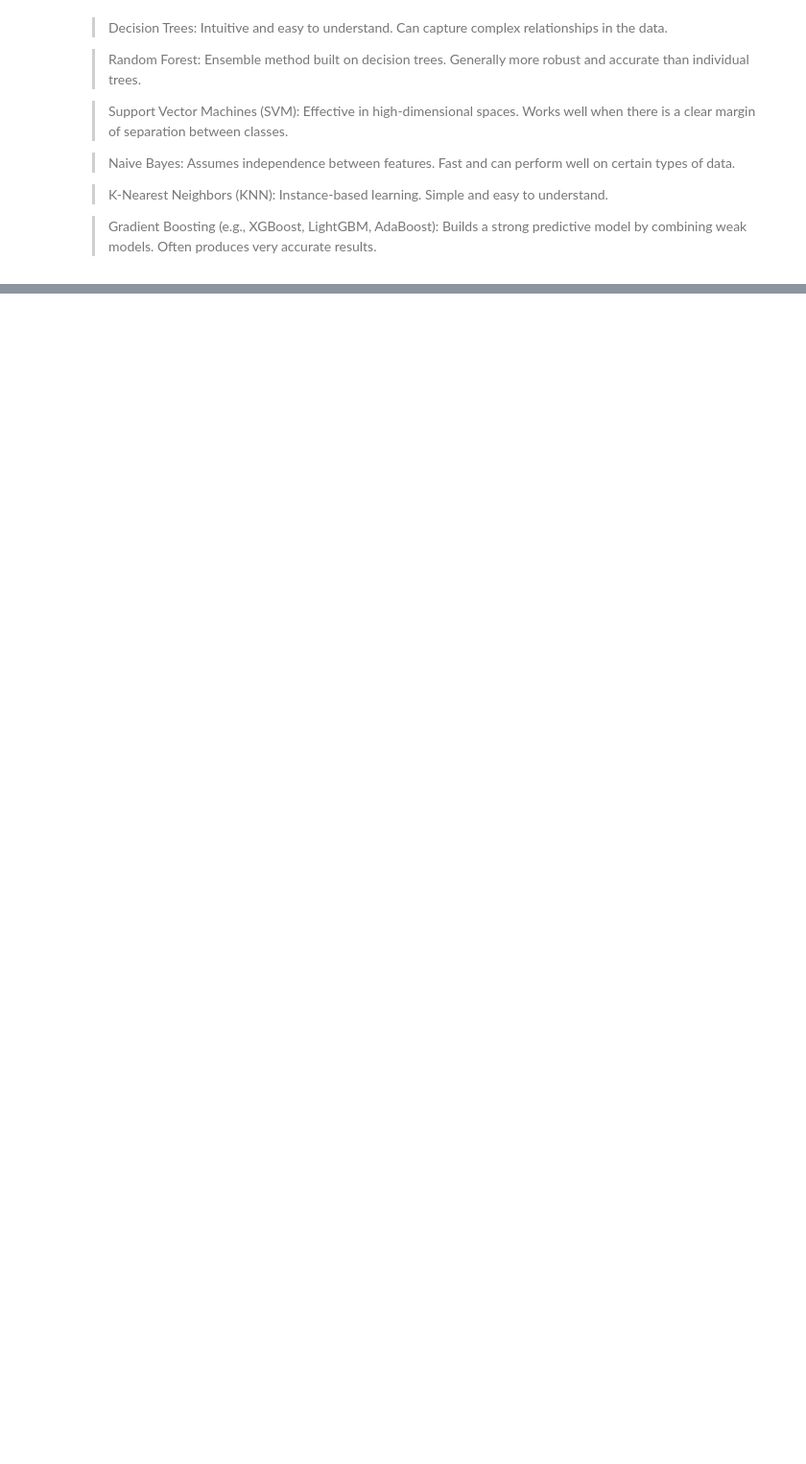
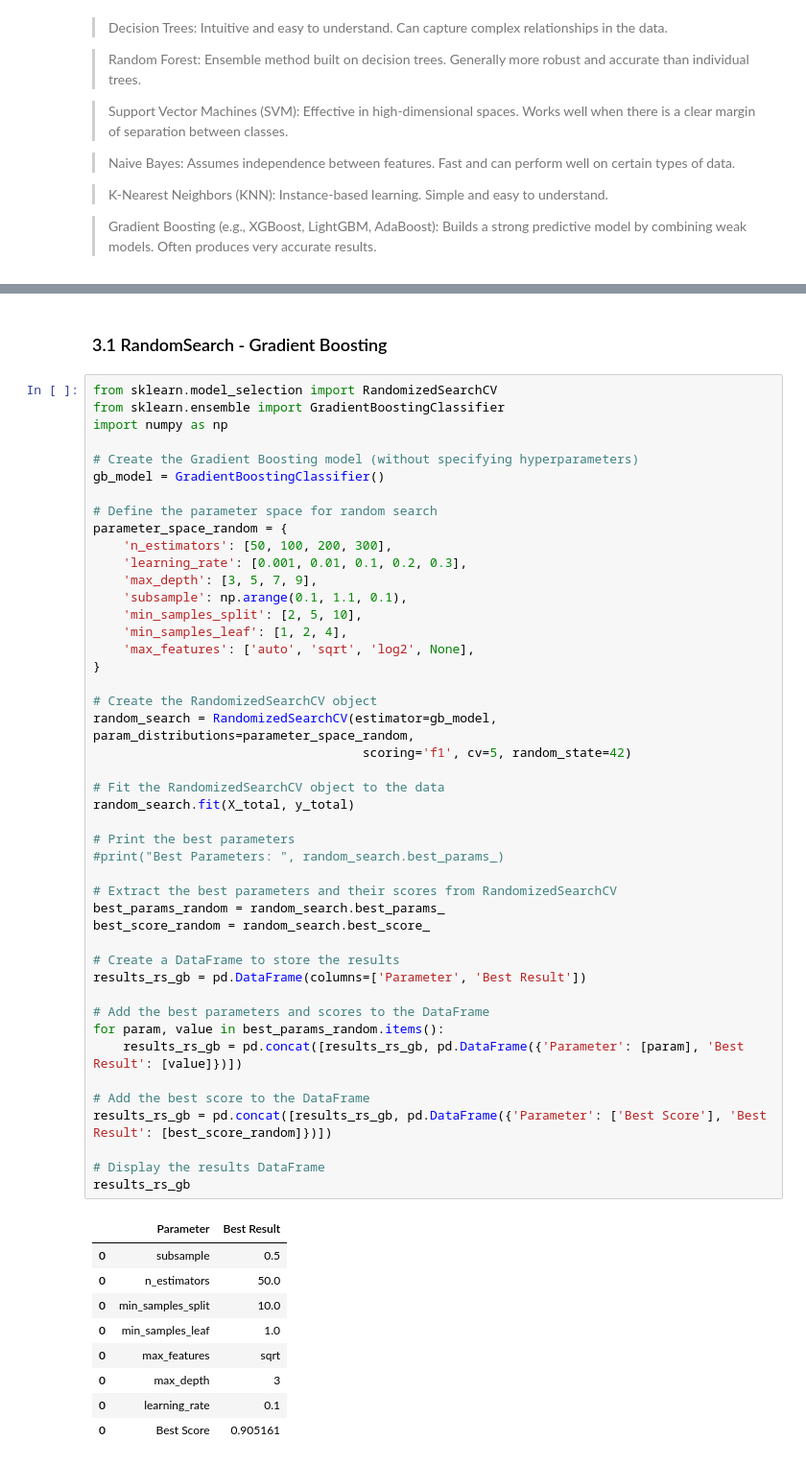
Before and after one commit to sarasustelosantos/bootcamp_group, a Jupyter notebook: 04_modelling.ipynb, the cells around one changed output, grey strips where cells are left out. Shown at 96% size. Saved outputs shown, nothing was run; the diff lists cells and outputs as text; blank space fills up the shorter version.

```diff
--- a/04_modelling.ipynb
+++ b/04_modelling.ipynb
@@ -1045,0 +1052,57 @@ Often produces very accurate results.
+# %% [markdown]
+### 3.1 RandomSearch - Gradient Boosting
+# %%
+from sklearn.model_selection import RandomizedSearchCV
+from sklearn.ensemble import GradientBoostingClassifier
+import numpy as np
+
+# Create the Gradient Boosting model (without specifying hyperparameters)
+gb_model = GradientBoostingClassifier()
+
+# Define the parameter space for random search
+parameter_space_random = {
+    'n_estimators': [50, 100, 200, 300],
+    'learning_rate': [0.001, 0.01, 0.1, 0.2, 0.3],
+    'max_depth': [3, 5, 7, 9],
+    'subsample': np.arange(0.1, 1.1, 0.1),
+    'min_samples_split': [2, 5, 10],
+    'min_samples_leaf': [1, 2, 4],
+    'max_features': ['auto', 'sqrt', 'log2', None],
+}
+
+# Create the RandomizedSearchCV object
+random_search = RandomizedSearchCV(estimator=gb_model, param_distributions=parameter_space_random,
+                                    scoring='f1', cv=5, random_state=42)
+
+# Fit the RandomizedSearchCV object to the data
+random_search.fit(X_total, y_total)
+
+# Print the best parameters
+#print("Best Parameters: ", random_search.best_params_)
+
+# Extract the best parameters and their scores from RandomizedSearchCV
+best_params_random = random_search.best_params_
+best_score_random = random_search.best_score_
+
+# Create a DataFrame to store the results
+results_rs_gb = pd.DataFrame(columns=['Parameter', 'Best Result'])
+
+# Add the best parameters and scores to the DataFrame
+for param, value in best_params_random.items():
+    results_rs_gb = pd.concat([results_rs_gb, pd.DataFrame({'Parameter': [param], 'Best Result': [value]})])
+
+# Add the best score to the DataFrame
+results_rs_gb = pd.concat([results_rs_gb, pd.DataFrame({'Parameter': ['Best Score'], 'Best Result': [best_score_random]})])
+
+# Display the results DataFrame
+results_rs_gb
+# %% [output]
+|  | Parameter | Best Result |
+| 0 | subsample | 0.5 |
+| 0 | n_estimators | 50.0 |
+| 0 | min_samples_split | 10.0 |
+| 0 | min_samples_leaf | 1.0 |
+| 0 | max_features | sqrt |
+| 0 | max_depth | 3 |
+| 0 | learning_rate | 0.1 |
+| 0 | Best Score | 0.905161 |
```
Also changed, not shown: parts of 14 cells of this notebook.
